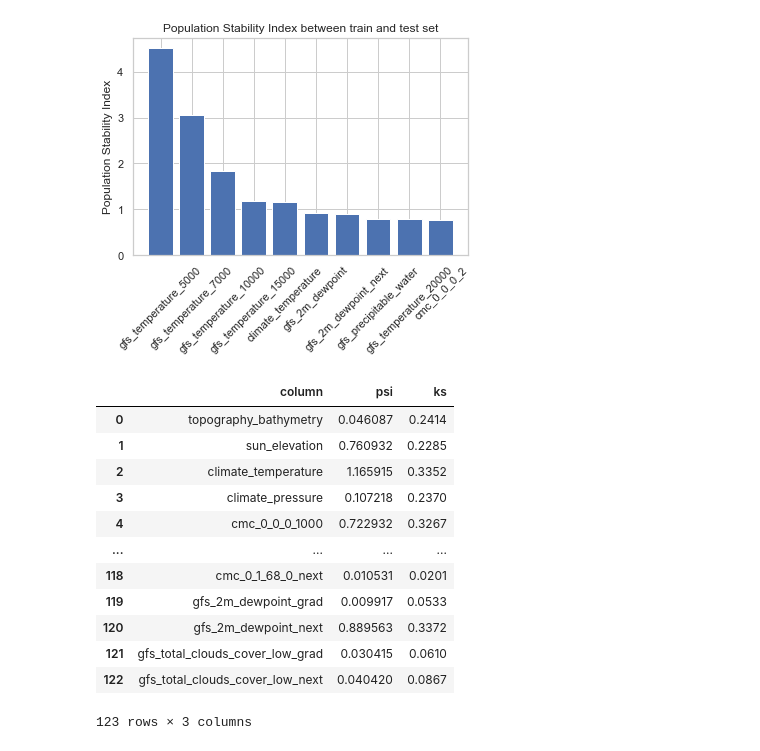
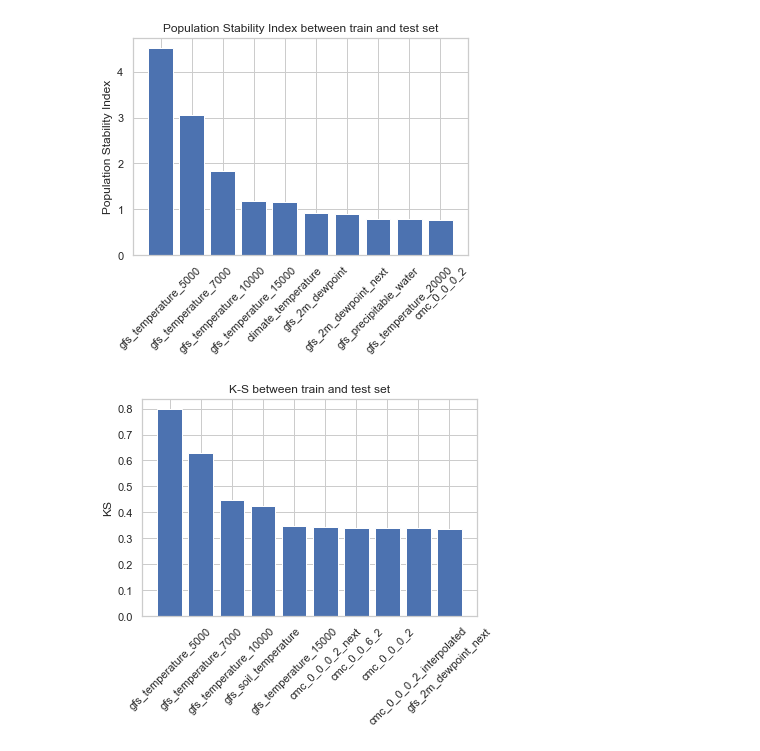
Before and after one commit to cmougan/MonitoringUncertainty, a Jupyter notebook: xAIUncertainty.ipynb, the cells around one changed output. Saved outputs shown, nothing was run; the diff lists cells and outputs as text; code cells hidden in the pictures.

```diff
--- a/xAIUncertainty.ipynb
+++ b/xAIUncertainty.ipynb
@@ -213,27 +207,15 @@ plt.show()
 # %% [output]
 divide by zero encountered in double_scalars
 [figure]
-# %%
-psi_dic
-# %% [output]
-|  | column | psi | ks |
-| 0 | topography_bathymetry | 0.046087 | 0.2414 |
-| 1 | sun_elevation | 0.760932 | 0.2285 |
-| 2 | climate_temperature | 1.165915 | 0.3352 |
-| 3 | climate_pressure | 0.107218 | 0.2370 |
-| 4 | cmc_0_0_0_1000 | 0.722932 | 0.3267 |
-| ... | ... | ... | ... |
-| 118 | cmc_0_1_68_0_next | 0.010531 | 0.0201 |
-| 119 | gfs_2m_dewpoint_grad | 0.009917 | 0.0533 |
-| 120 | gfs_2m_dewpoint_next | 0.889563 | 0.3372 |
-| 121 | gfs_total_clouds_cover_low_grad | 0.030415 | 0.0610 |
-| 122 | gfs_total_clouds_cover_low_next | 0.040420 | 0.0867 |
-123 rows × 3 columns
 # %%
 plt.figure()
+plt.title('K-S between train and test set')
+plt.ylabel('KS')
 keys = psi_dic.sort_values("ks", ascending=False).head(10).column.values
 values = psi_dic.sort_values("ks", ascending=False).head(10).ks.values
 
 plt.bar(keys, values)
 plt.xticks(rotation=45)
 plt.show()
+# %% [output]
+[figure, added]
```
Also changed, not shown: parts of 12 cells of this notebook, 5 other files.
